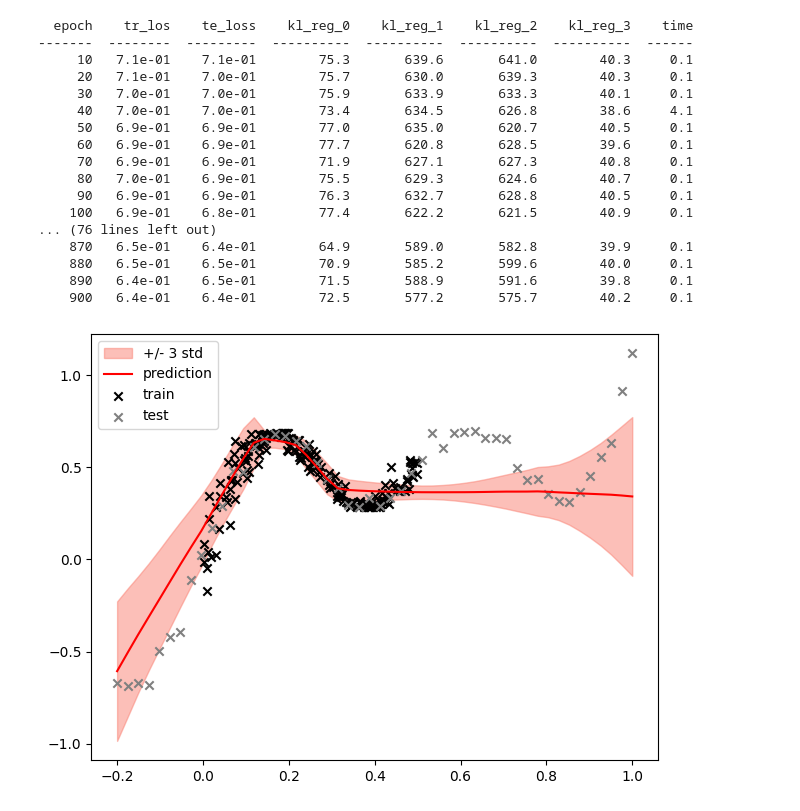
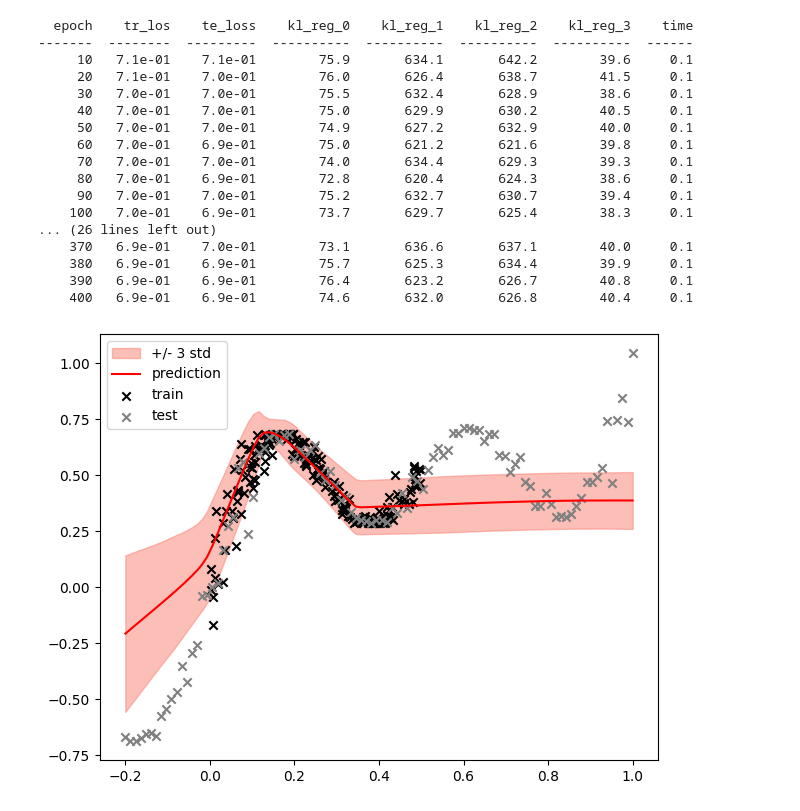
Before and after one commit to akarakulev/bnn, a Jupyter notebook: Blundell/Regression Blundell.ipynb, the cells around one changed output. Saved outputs shown, nothing was run; the diff lists cells and outputs as text; code cells hidden in the pictures.

```diff
--- a/Blundell/Regression Blundell.ipynb
+++ b/Blundell/Regression Blundell.ipynb
@@ -40,17 +42,34 @@ def get_test_data(size, seed=1):
     noise = random_gen.normal(0, 0.02, size=size)
     test_targets = nonlinear_function(test_data, noise)
     return torch.Tensor(test_data), torch.Tensor(test_targets)
+# %%
+# Structure for 1-d cirve fitting
+class Net(nn.Module):
+    def __init__(self):
+        super().__init__()
+        self.fc1 = blundell.Linear(1, 16)
+        self.fc2 = blundell.Linear(16,  16)
+        self.fc3 = blundell.Linear(16, 16)
+        self.fc4 = blundell.Linear(16,  1)
+
+    def forward(self, x):
+        x = x.view(-1, self.fc1.in_features)
+        x = F.relu(self.fc1(x))
+        x = F.relu(self.fc2(x))
+        x = F.relu(self.fc3(x))
+        x = self.fc4(x)
+        return x
 # %%
 model = Net().to(DEVICE)
 optimizer = optim.SGD(model.parameters(), lr=1e-3, momentum=0.95)
 
 train_loader = get_train_loader(size=2000, batch_size=200)
-loss_function = Loss(model, len(train_loader.dataset)).to(DEVICE)
+loss_function = blundell.Loss(model, train_size=len(train_loader.dataset), problem='regression').to(DEVICE)
 
 fmt = {'tr_los': '3.1e', 'te_loss': '3.1e', 'sp_0': '.3f', 'sp_1': '.3f', 'lr': '3.1e', 'kl': '.2f'}
 logger = Logger('sparse_vd', fmt=fmt)
 # %%
-epochs = 600
+epochs = 400
 
 for epoch in range(1, epochs + 1):
     start = time.time()
@@ -92,27 +111,27 @@ for epoch in range(1, epochs + 1):
 # %% [output]
   epoch    tr_los    te_loss    kl_reg_0    kl_reg_1    kl_reg_2    kl_reg_3    time
 -------  --------  ---------  ----------  ----------  ----------  ----------  ------
-     10   7.1e-01    7.1e-01        75.3       639.6       641.0        40.3     0.1
-     20   7.1e-01    7.0e-01        75.7       630.0       639.3        40.3     0.1
-     30   7.0e-01    7.0e-01        75.9       633.9       633.3        40.1     0.1
-     40   7.0e-01    7.0e-01        73.4       634.5       626.8        38.6     4.1
-     50   6.9e-01    6.9e-01        77.0       635.0       620.7        40.5     0.1
-     60   6.9e-01    6.9e-01        77.7       620.8       628.5        39.6     0.1
-     70   6.9e-01    6.9e-01        71.9       627.1       627.3        40.8     0.1
-     80   7.0e-01    6.9e-01        75.5       629.3       624.6        40.7     0.1
-     90   6.9e-01    6.9e-01        76.3       632.7       628.8        40.5     0.1
-    100   6.9e-01    6.8e-01        77.4       622.2       621.5        40.9     0.1
-... (76 lines left out)
-    870   6.5e-01    6.4e-01        64.9       589.0       582.8        39.9     0.1
-    880   6.5e-01    6.5e-01        70.9       585.2       599.6        40.0     0.1
-    890   6.4e-01    6.5e-01        71.5       588.9       591.6        39.8     0.1
-    900   6.4e-01    6.4e-01        72.5       577.2       575.7        40.2     0.1
+     10   7.1e-01    7.1e-01        75.9       634.1       642.2        39.6     0.1
+     20   7.1e-01    7.0e-01        76.0       626.4       638.7        41.5     0.1
+     30   7.0e-01    7.0e-01        75.5       632.4       628.9        38.6     0.1
+     40   7.0e-01    7.0e-01        75.0       629.9       630.2        40.5     0.1
+     50   7.0e-01    7.0e-01        74.9       627.2       632.9        40.0     0.1
+     60   7.0e-01    6.9e-01        75.0       621.2       621.6        39.8     0.1
+     70   7.0e-01    7.0e-01        74.0       634.4       629.3        39.3     0.1
+     80   7.0e-01    6.9e-01        72.8       620.4       624.3        38.6     0.1
+     90   7.0e-01    7.0e-01        75.2       632.7       630.7        39.4     0.1
+    100   7.0e-01    6.9e-01        73.7       629.7       625.4        38.3     0.1
+... (26 lines left out)
+    370   6.9e-01    7.0e-01        73.1       636.6       637.1        40.0     0.1
+    380   6.9e-01    6.9e-01        75.7       625.3       634.4        39.9     0.1
+    390   6.9e-01    6.9e-01        76.4       623.2       626.7        40.8     0.1
+    400   6.9e-01    6.9e-01        74.6       632.0       626.8        40.4     0.1
 # %%
-num_samples = 20
+num_samples = 50
 
 # train_data, train_target = train_loader.dataset.tensors
 train_data, train_target = next(iter(train_loader))
-test_data, test_target = get_test_data(50)
+test_data, test_target = get_test_data(100)
 
 outputs = torch.zeros(num_samples, len(test_data), 1).to(DEVICE)
 
@@ -121,31 +140,32 @@ for i in range(num_samples):
     outputs[i] = model(test_data)
 # pred_mean = outputs.mean(0).data.cpu().numpy().squeeze(1)
 # std = outputs.std(0).data.cpu().numpy().squeeze(1)
 
 mean = torch.mean(outputs, axis=0).detach().numpy().squeeze(1)
 std = torch.std(outputs, axis=0).detach().numpy().squeeze(1)
 
 # median = torch.median(outputs, axis=0).values.detach().numpy().squeeze(1)
 # quant_25 = torch.quantile(outputs, 0.25, axis=0).detach().numpy().squeeze(1)
 # quant_75 = torch.quantile(outputs, 0.75, axis=0).detach().numpy().squeeze(1)
+
 
 # Visualization
 
 # plt.fill_between(
 #     test_data,
 #     quant_25, quant_75,
 #     color='cornflowerblue', alpha=.5, label='quantiles')
 
 plt.fill_between(
     test_data,
     mean - 3*std, mean + 3*std,
     color='salmon', alpha=.5, label='+/- 3 std')
 
 # plt.plot(test_data, median, c='red', label='prediction')
 plt.plot(test_data, mean, c='red', label='prediction')
 plt.scatter(train_data, train_target, marker='x', c='black', label='train')
 plt.scatter(test_data, test_target, c='grey', label='test', marker='x')
 plt.legend()
 plt.tight_layout()
 # %% [output]
-[figure, old version]
+[figure, new version]
```
Also changed, not shown: parts of 1 cell of this notebook, 4 other files.
